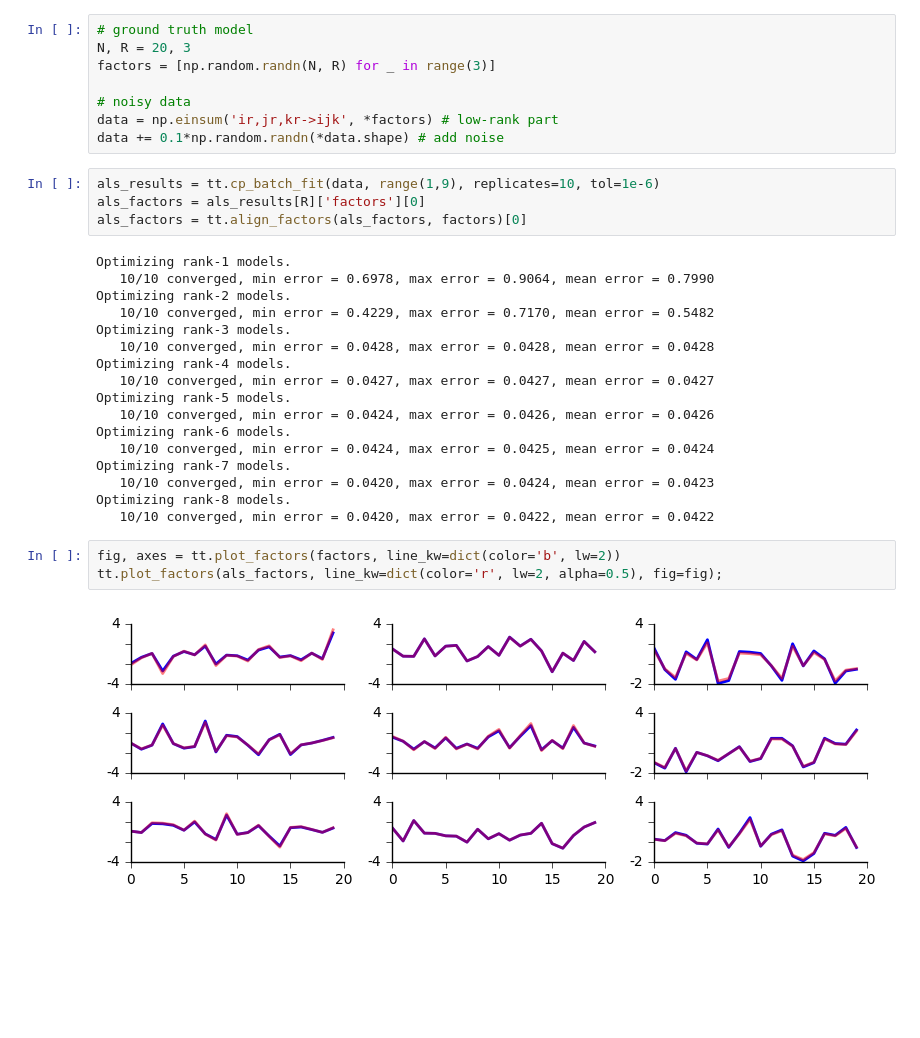
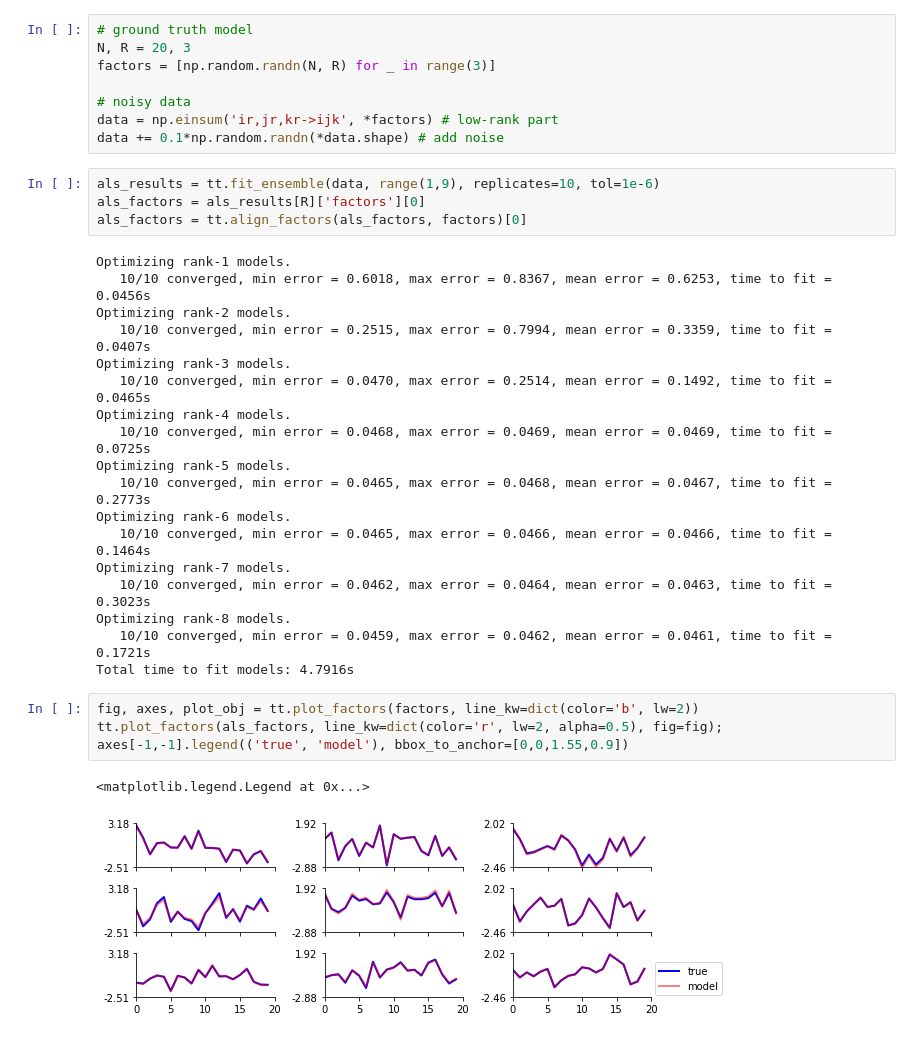
Before and after one commit to neurostatslab/tensortools, a Jupyter notebook: examples/classic-als.ipynb, the cells around one changed output. Saved outputs shown, nothing was run; the diff lists cells and outputs as text; blank space fills up the shorter version.

```diff
--- a/examples/classic-als.ipynb
+++ b/examples/classic-als.ipynb
@@ -12,28 +12,31 @@ factors = [np.random.randn(N, R) for _ in range(3)]
 data = np.einsum('ir,jr,kr->ijk', *factors) # low-rank part
 data += 0.1*np.random.randn(*data.shape) # add noise
 # %%
-als_results = tt.cp_batch_fit(data, range(1,9), replicates=10, tol=1e-6)
+als_results = tt.fit_ensemble(data, range(1,9), replicates=10, tol=1e-6)
 als_factors = als_results[R]['factors'][0]
 als_factors = tt.align_factors(als_factors, factors)[0]
 # %% [output]
 Optimizing rank-1 models.
-   10/10 converged, min error = 0.6978, max error = 0.9064, mean error = 0.7990
+   10/10 converged, min error = 0.6018, max error = 0.8367, mean error = 0.6253, time to fit = 0.0456s
 Optimizing rank-2 models.
-   10/10 converged, min error = 0.4229, max error = 0.7170, mean error = 0.5482
+   10/10 converged, min error = 0.2515, max error = 0.7994, mean error = 0.3359, time to fit = 0.0407s
 Optimizing rank-3 models.
-   10/10 converged, min error = 0.0428, max error = 0.0428, mean error = 0.0428
+   10/10 converged, min error = 0.0470, max error = 0.2514, mean error = 0.1492, time to fit = 0.0465s
 Optimizing rank-4 models.
-   10/10 converged, min error = 0.0427, max error = 0.0427, mean error = 0.0427
+   10/10 converged, min error = 0.0468, max error = 0.0469, mean error = 0.0469, time to fit = 0.0725s
 Optimizing rank-5 models.
-   10/10 converged, min error = 0.0424, max error = 0.0426, mean error = 0.0426
+   10/10 converged, min error = 0.0465, max error = 0.0468, mean error = 0.0467, time to fit = 0.2773s
 Optimizing rank-6 models.
-   10/10 converged, min error = 0.0424, max error = 0.0425, mean error = 0.0424
+   10/10 converged, min error = 0.0465, max error = 0.0466, mean error = 0.0466, time to fit = 0.1464s
 Optimizing rank-7 models.
-   10/10 converged, min error = 0.0420, max error = 0.0424, mean error = 0.0423
+   10/10 converged, min error = 0.0462, max error = 0.0464, mean error = 0.0463, time to fit = 0.3023s
 Optimizing rank-8 models.
-   10/10 converged, min error = 0.0420, max error = 0.0422, mean error = 0.0422
+   10/10 converged, min error = 0.0459, max error = 0.0462, mean error = 0.0461, time to fit = 0.1721s
+Total time to fit models: 4.7916s
 # %%
-fig, axes = tt.plot_factors(factors, line_kw=dict(color='b', lw=2))
+fig, axes, plot_obj = tt.plot_factors(factors, line_kw=dict(color='b', lw=2))
 tt.plot_factors(als_factors, line_kw=dict(color='r', lw=2, alpha=0.5), fig=fig);
+axes[-1,-1].legend(('true', 'model'), bbox_to_anchor=[0,0,1.55,0.9])
 # %% [output]
+<matplotlib.legend.Legend at 0x...>
-[figure, old version]
+[figure, new version]
```
Also changed, not shown: parts of 2 cells of this notebook.
